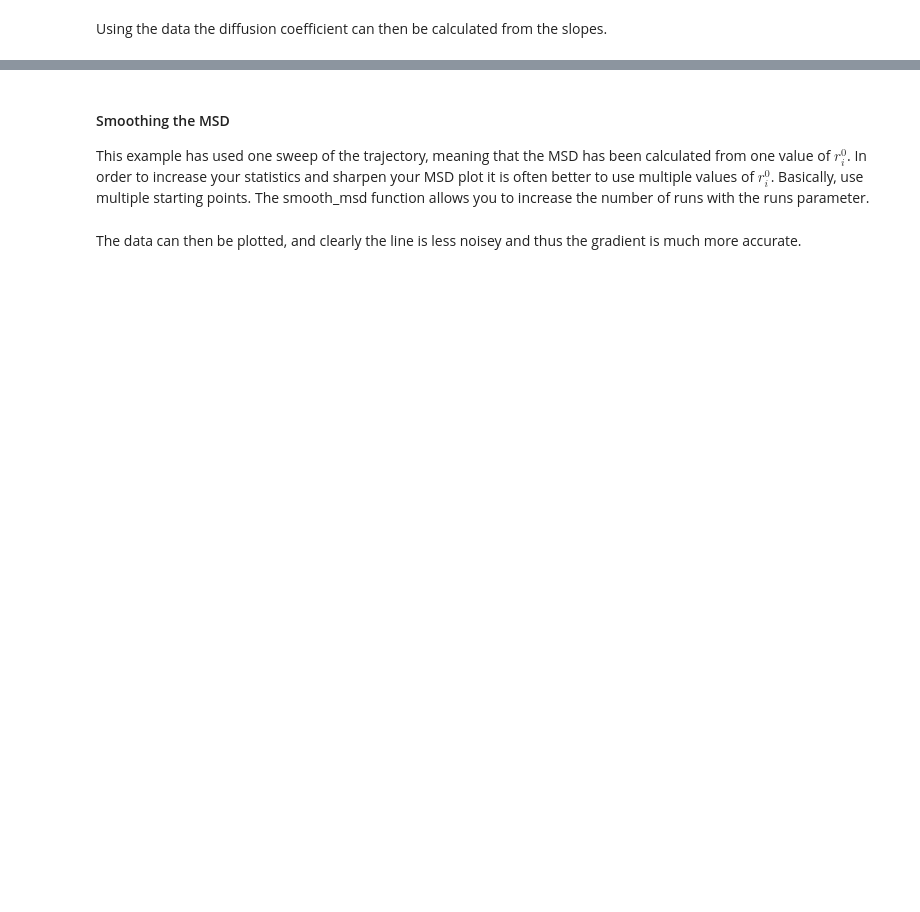
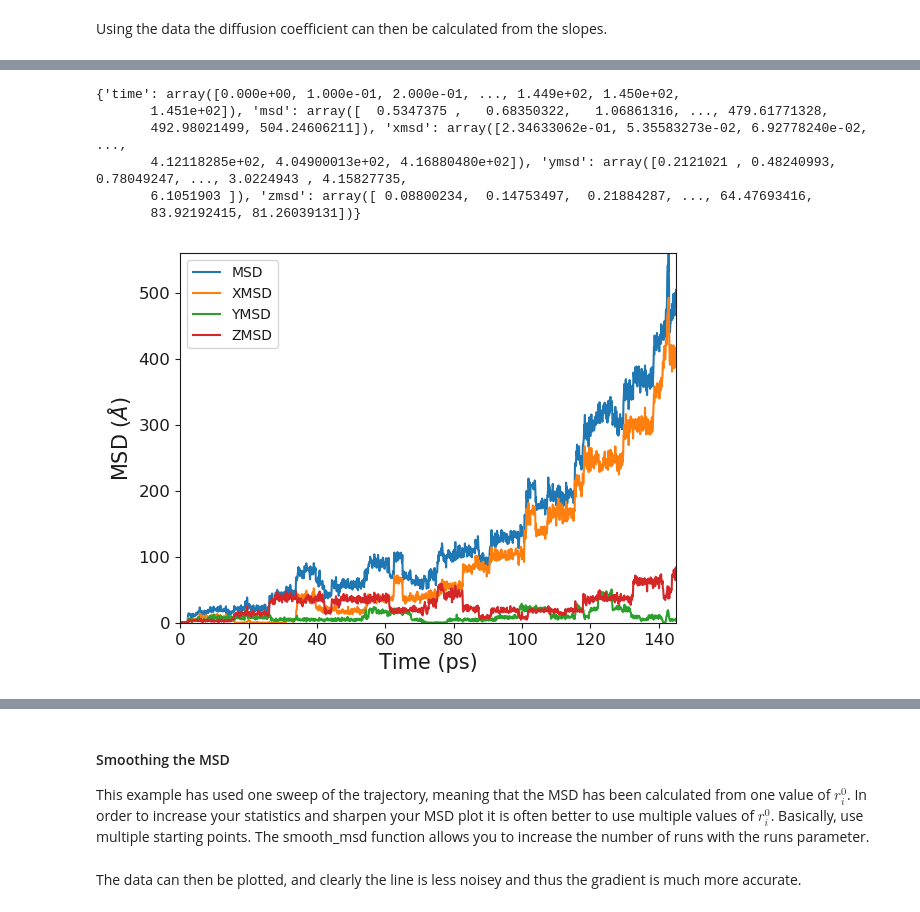
Before and after one commit to symmy596/Polypy, a Jupyter notebook: examples/notebooks/MSD.ipynb, the cells around one changed output, grey strips where cells are left out. Cells and saved outputs as stored; diff of their text form; code cells hidden in the pictures; blank space fills up the shorter version.

```diff
--- a/examples/notebooks/MSD.ipynb
+++ b/examples/notebooks/MSD.ipynb
@@ -75,3 +95,15 @@ Using the data the diffusion coefficient can then be calculated from the slopes.
+# %%
+msd_data = msd.plane_msd(data, 0.1, runs=1, ul=20, ll=-20, direction="x")
+print(msd_data)
+wr.msd_plot(msd_data)
+# %% [output]
+{'time': array([0.000e+00, 1.000e-01, 2.000e-01, ..., 1.449e+02, 1.450e+02,
+       1.451e+02]), 'msd': array([  0.5347375 ,   0.68350322,   1.06861316, ..., 479.61771328,
+       492.98021499, 504.24606211]), 'xmsd': array([2.34633062e-01, 5.35583273e-02, 6.92778240e-02, ...,
+       4.12118285e+02, 4.04900013e+02, 4.16880480e+02]), 'ymsd': array([0.2121021 , 0.48240993, 0.78049247, ..., 3.0224943 , 4.15827735,
+       6.1051903 ]), 'zmsd': array([ 0.08800234,  0.14753497,  0.21884287, ..., 64.47693416,
+       83.92192415, 81.26039131])}
+[figure, added]
 # %%
 Diff = ut.linear_regression(msd_data['time'], msd_data['msd'])[0]
 Diffusion_Coefficient = ut.three_d_diffusion_coefficient(Diff)
```
Also changed, not shown: parts of 21 cells of this notebook, 7 other files.
